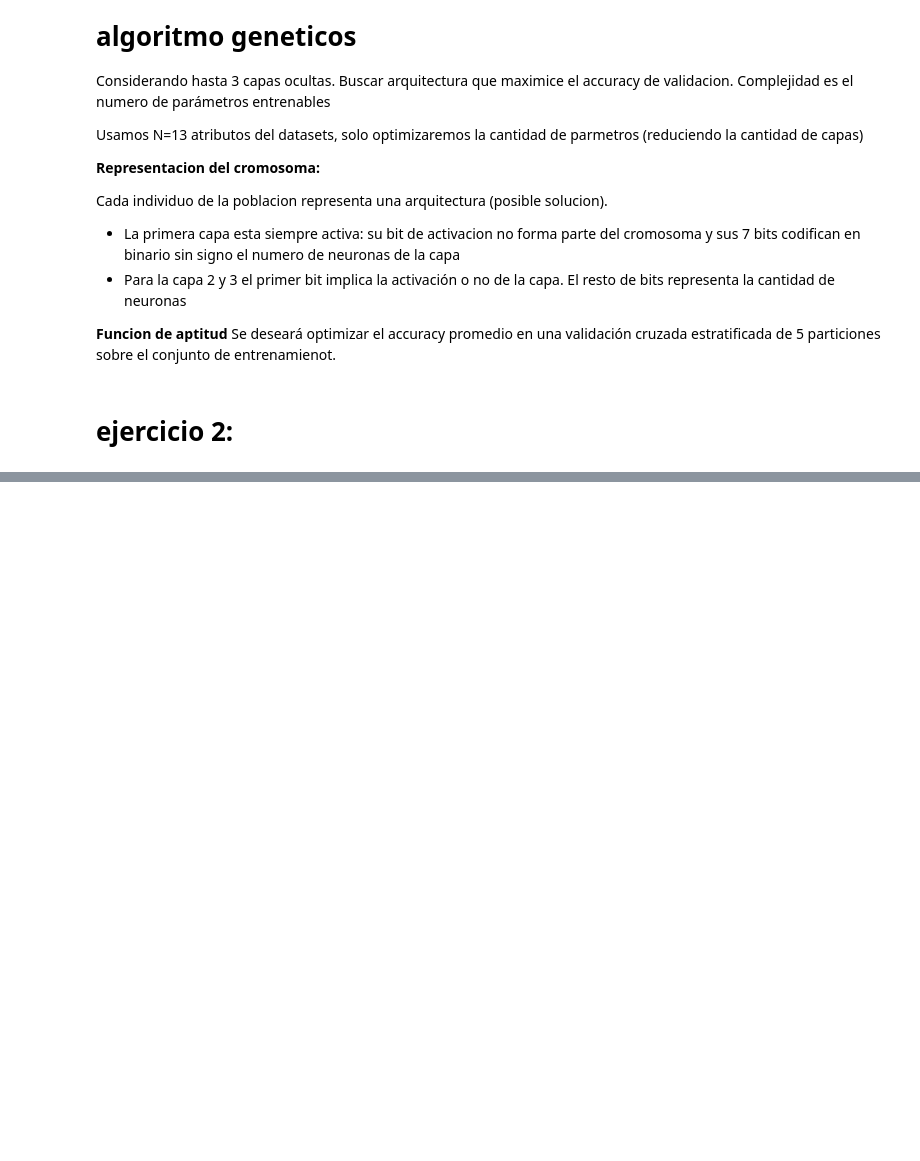
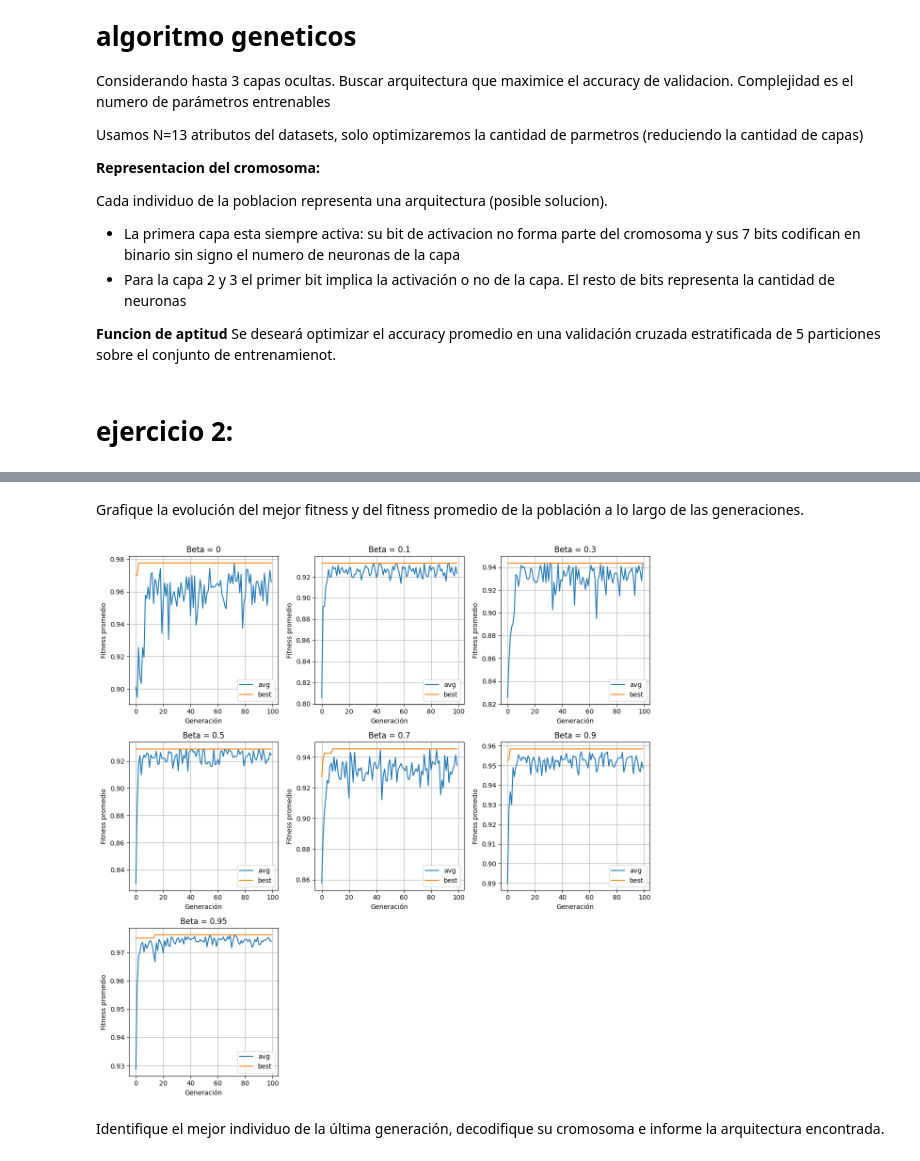
Before and after one commit to jjuradok/metaheuristicas-2026, a Jupyter notebook: ejes_1.ipynb, the cells around one changed output, grey strips where cells are left out. Drawn from its saved outputs; the diff is of its cells as text; code cells hidden in the pictures; blank space fills up the shorter version.

```diff
--- a/ejes_1.ipynb
+++ b/ejes_1.ipynb
@@ -414,0 +497,30 @@ final_model.fit(X_scaled, y)
+# %% [markdown]
+Grafique la evolución del mejor fitness y del fitness promedio de la población a lo largo de las
+generaciones.
+# %%
+n = len(betas)
+cols = math.ceil(math.sqrt(n))
+rows = math.ceil(n / cols)
+
+fig, axes = plt.subplots(rows, cols, figsize=(4 * cols, 4 * rows))
+axes = axes.flatten()
+
+for ax, (beta, data) in zip(axes, results.items()):
+    ax.plot(data["fitness_history"]["avg"], label="avg")
+    ax.plot(data["fitness_history"]["best"], label="best")
+    ax.set_title(f"Beta = {beta}")
+    ax.set_xlabel("Generación")
+    ax.set_ylabel("Fitness promedio")
+    ax.grid(True)
+    ax.legend()
+
+for ax in axes[n:]:  # ocultar subplots vacíos si n < rows*cols
+    ax.set_visible(False)
+
+plt.tight_layout()
+plt.show()
+# %% [output]
+[figure, added]
+# %% [markdown]
+Identifique el mejor individuo de la última generación, decodifique su cromosoma e informe la
+arquitectura encontrada.
```
Also changed, not shown: parts of 20 cells of this notebook.
